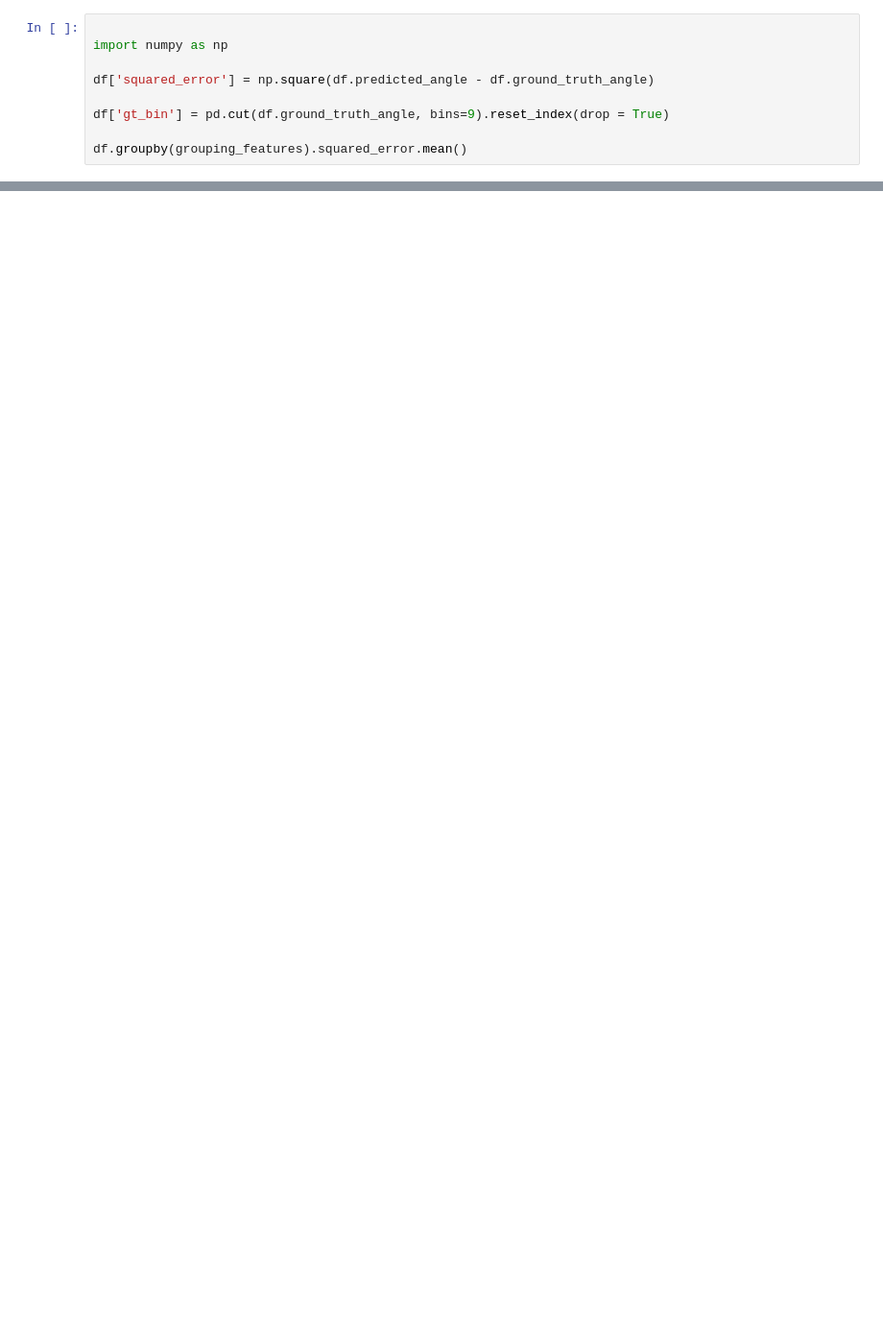
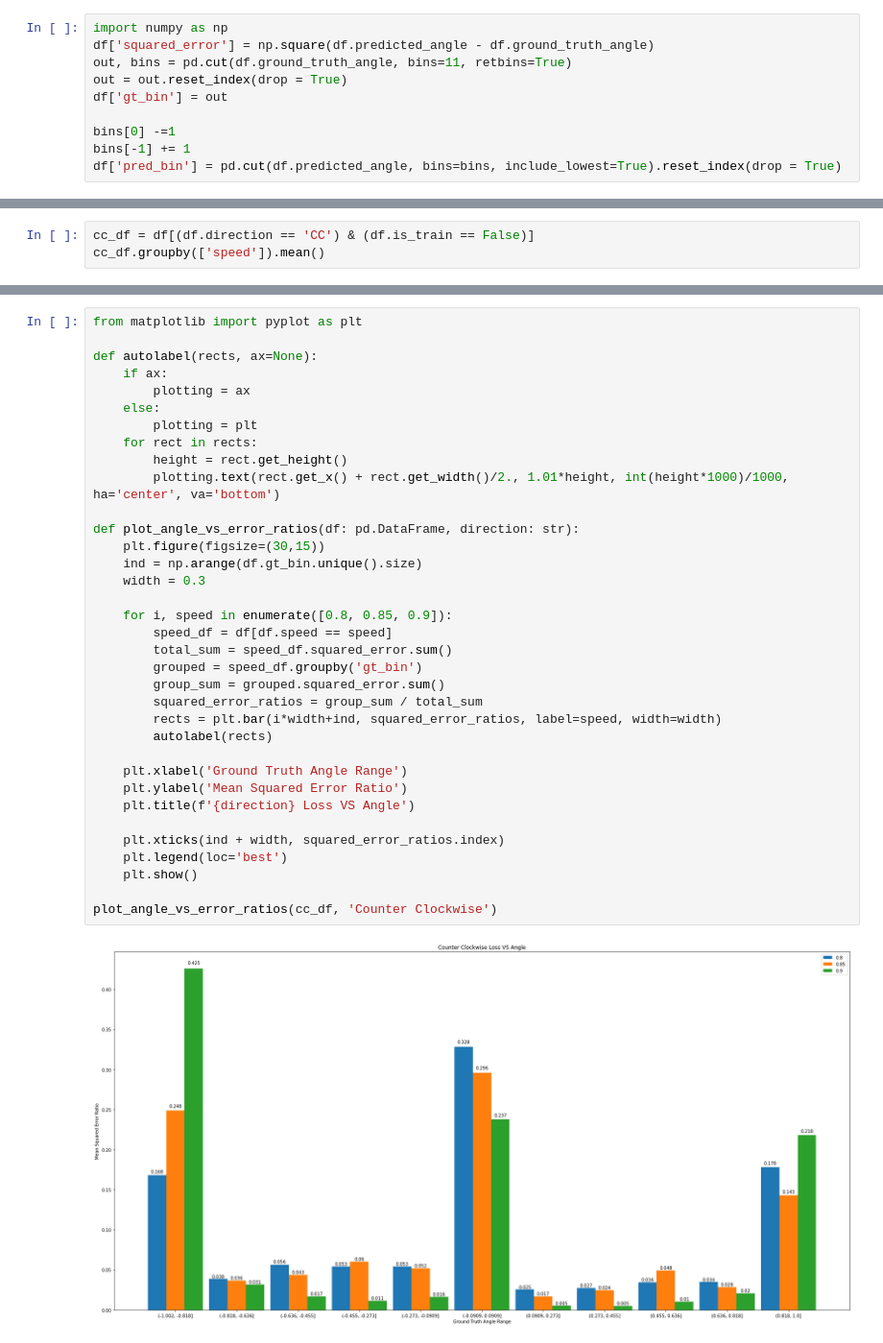
Before and after one commit to kristjanr/dat-sci-master-thesis, a Jupyter notebook: LossWithinAngleRanges.ipynb, the cells around one changed output, grey strips where cells are left out. Shown at 96% size. Cells and saved outputs as stored; diff of their text form; blank space fills up the shorter version.

Commit message:
analyzed mean squared error within ground truth angle ranges

```diff
--- a/LossWithinAngleRanges.ipynb
+++ b/LossWithinAngleRanges.ipynb
@@ -68,9 +75,10 @@ Name: ground_truth_angle, dtype: float64
 # %%
+import numpy as np
+df['squared_error'] = np.square(df.predicted_angle - df.ground_truth_angle)
+out, bins = pd.cut(df.ground_truth_angle, bins=11, retbins=True)
+out = out.reset_index(drop = True)
+df['gt_bin'] = out
 
-import numpy as np
-
-df['squared_error'] = np.square(df.predicted_angle - df.ground_truth_angle)
-
-df['gt_bin'] = pd.cut(df.ground_truth_angle, bins=9).reset_index(drop = True)
-
-df.groupby(grouping_features).squared_error.mean()
+bins[0] -=1
+bins[-1] += 1
+df['pred_bin'] = pd.cut(df.predicted_angle, bins=bins, include_lowest=True).reset_index(drop = True)
@@ -129,0 +89,3 @@ for name in sorted(df.name.unique()):
+# %%
+cc_df = df[(df.direction == 'CC') & (df.is_train == False)]
+cc_df.groupby(['speed']).mean()
@@ -129,0 +101,37 @@ for name in sorted(df.name.unique()):
+# %%
+from matplotlib import pyplot as plt
+
+def autolabel(rects, ax=None):
+    if ax:
+        plotting = ax
+    else:
+        plotting = plt
+    for rect in rects:
+        height = rect.get_height()
+        plotting.text(rect.get_x() + rect.get_width()/2., 1.01*height, int(height*1000)/1000, ha='center', va='bottom')
+
+def plot_angle_vs_error_ratios(df: pd.DataFrame, direction: str):
+    plt.figure(figsize=(30,15))
+    ind = np.arange(df.gt_bin.unique().size)
+    width = 0.3
+
+    for i, speed in enumerate([0.8, 0.85, 0.9]):
+        speed_df = df[df.speed == speed]
+        total_sum = speed_df.squared_error.sum()
+        grouped = speed_df.groupby('gt_bin')
+        group_sum = grouped.squared_error.sum()
+        squared_error_ratios = group_sum / total_sum
+        rects = plt.bar(i*width+ind, squared_error_ratios, label=speed, width=width)
+        autolabel(rects)
+
+    plt.xlabel('Ground Truth Angle Range')
+    plt.ylabel('Mean Squared Error Ratio')
+    plt.title(f'{direction} Loss VS Angle')
+
+    plt.xticks(ind + width, squared_error_ratios.index)
+    plt.legend(loc='best')
+    plt.show()
+
+plot_angle_vs_error_ratios(cc_df, 'Counter Clockwise')
+# %% [output]
+[figure, added]
```
Also changed, not shown: parts of 22 cells of this notebook.
